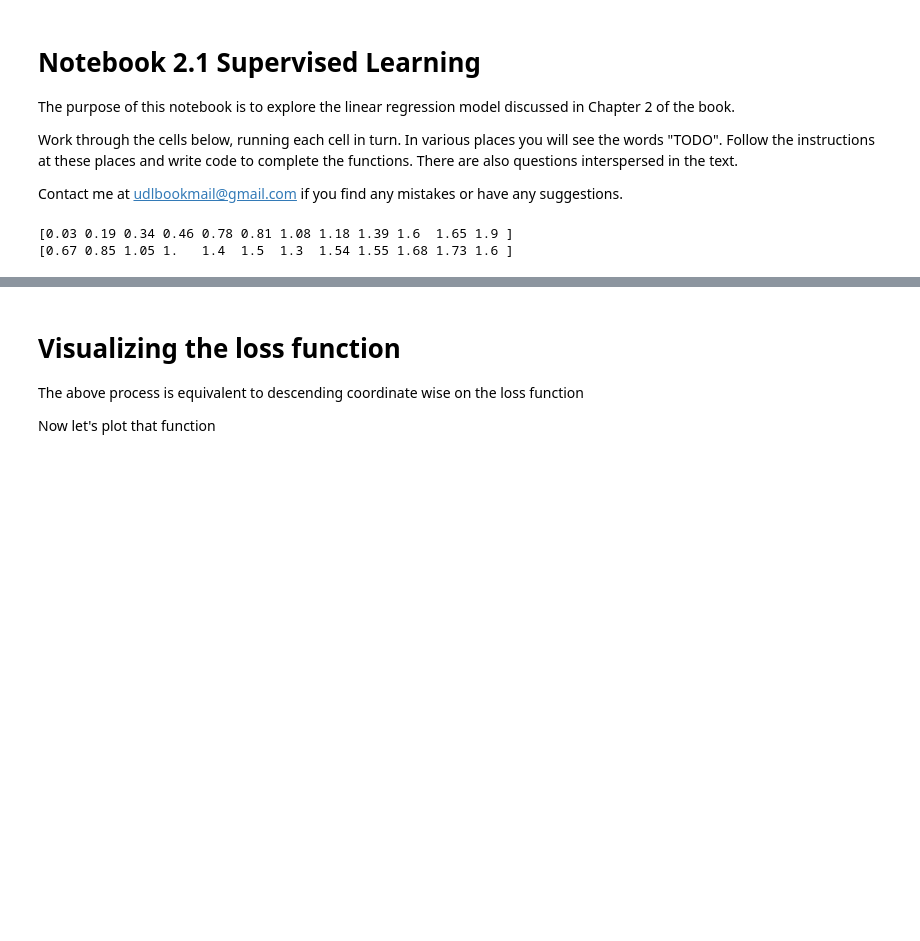
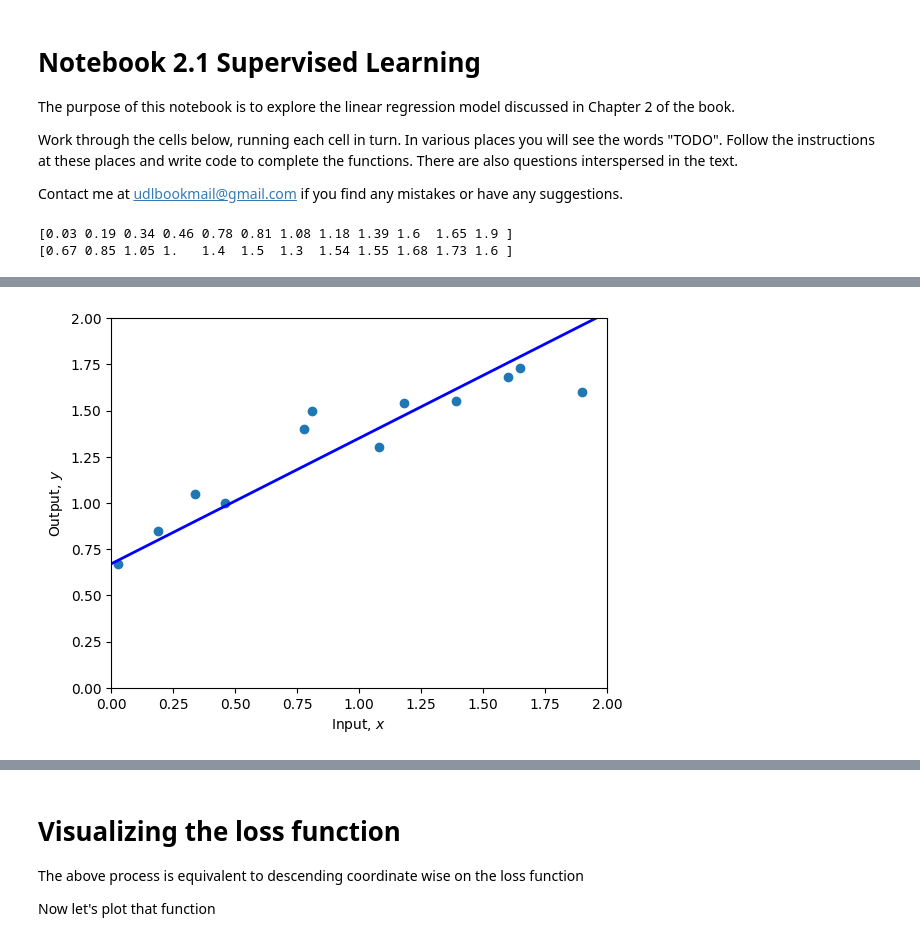
Before and after one commit to nguille0307/n8n-guille, a Jupyter notebook: Notebooks/Chap02/2_1_Supervised_Learning.ipynb, the cells around one changed output, grey strips where cells are left out. Drawn from its saved outputs; the diff is of its cells as text; code cells hidden in the pictures; blank space fills up the shorter version.

```diff
--- a/Notebooks/Chap02/2_1_Supervised_Learning.ipynb
+++ b/Notebooks/Chap02/2_1_Supervised_Learning.ipynb
@@ -78,11 +81,13 @@ print(f'Your Loss = {loss:3.2f}, Ground truth =10.28')
 # %%
 # TODO -- Change the parameters manually to fit the model
 # First fix phi1 and try changing phi0 until you can't make the loss go down any more
 # Then fix phi0 and try changing phi1 until you can't make the loss go down any more
 # Repeat this process until you find a set of parameters that fit the model as in figure 2.2d
 # You can either do this by hand, or if you want to get fancy, write code to descent automatically in this way
 # Start at these values:
-phi0 = 1.60 ; phi1 =-0.8
+phi0 = 0.67 ; phi1 = 0.68
 
 plot(x,y,phi0,phi1)
 print(f'Your Loss = {compute_loss(x,y,phi0,phi1):3.2f}')
+# %% [output]
+[figure, added]
```
Also changed, not shown: parts of 5 cells of this notebook.
